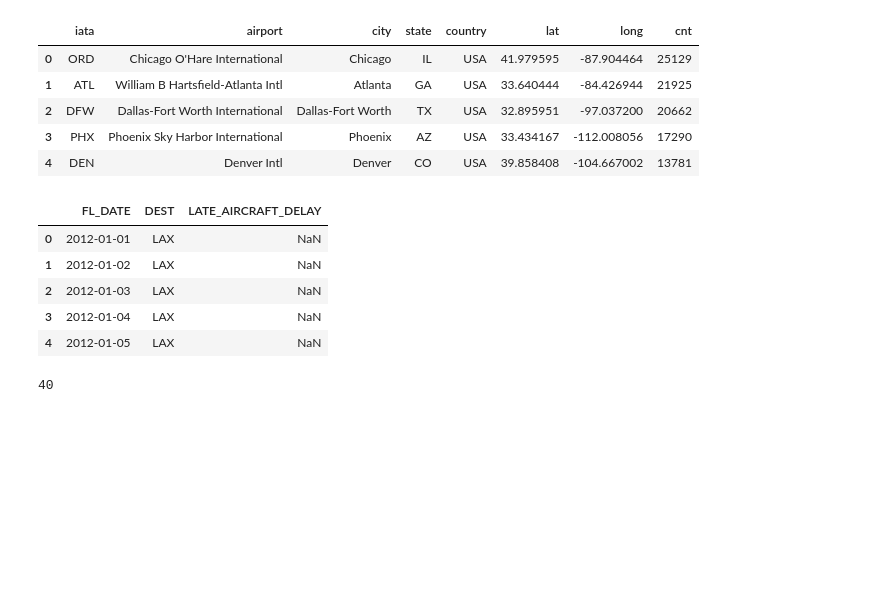
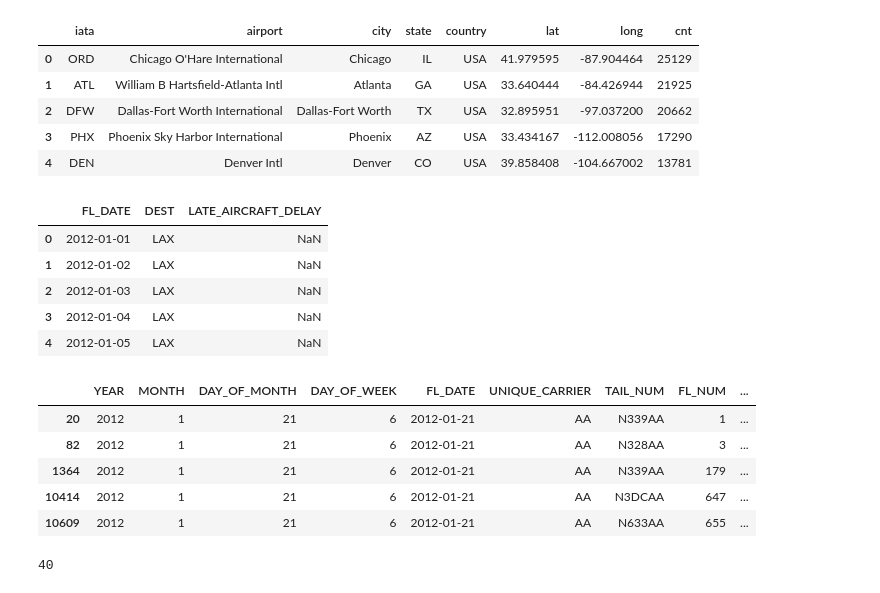
Before and after one commit to austinloh/dsa3101-2220-03-airline, a Jupyter notebook: experimenting/plots.ipynb, the cells around one changed output. Cells and saved outputs as stored; diff of their text form; code cells hidden in the pictures; blank space fills up the shorter version.

```diff
--- a/experimenting/plots.ipynb
+++ b/experimenting/plots.ipynb
@@ -16,8 +16,9 @@ dtypes = {'YEAR': np.int16, 'MONTH': np.int16, 'DAY_OF_MONTH': np.int16, 'DAY_OF
 'FLIGHTS':np.float16, 'DISTANCE':np.float16, 'DISTANCE_GROUP':np.int16, 'CARRIER_DELAY':np.float16,
 'WEATHER_DELAY':np.float16, 'NAS_DELAY':np.float16, 'SECURITY_DELAY':np.float16, 'LATE_AIRCRAFT_DELAY':np.float16
 }
+parse_dates = ['FL_DATE', ]
 # %%
-data = pd.read_csv("../airOT201201.csv", dtype = dtypes)
+data = pd.read_csv("../airOT201201.csv", dtype = dtypes, parse_dates=parse_dates)
 # %%
 data.head()
 # %% [output]
@@ -119,3 +120,12 @@ specified = data[(data['ORIGIN'] == 'JFK') & (data['FL_DATE'] == '2012-01-21') &
 # show delay in departure time at dest airport
 # show delay in arrival time at new dest airport
 # show further breakdown of delay due to weather, NAS, security,... (not available for all)
+# %%
+specified.head()
+# %% [output]
+|  | YEAR | MONTH | DAY_OF_MONTH | DAY_OF_WEEK | FL_DATE | UNIQUE_CARRIER | TAIL_NUM | FL_NUM | ... |
+| 20 | 2012 | 1 | 21 | 6 | 2012-01-21 | AA | N339AA | 1 | ... |
+| 82 | 2012 | 1 | 21 | 6 | 2012-01-21 | AA | N328AA | 3 | ... |
+| 1364 | 2012 | 1 | 21 | 6 | 2012-01-21 | AA | N339AA | 179 | ... |
+| 10414 | 2012 | 1 | 21 | 6 | 2012-01-21 | AA | N3DCAA | 647 | ... |
+| 10609 | 2012 | 1 | 21 | 6 | 2012-01-21 | AA | N633AA | 655 | ... |
```
Also changed, not shown: parts of 9 cells of this notebook.
